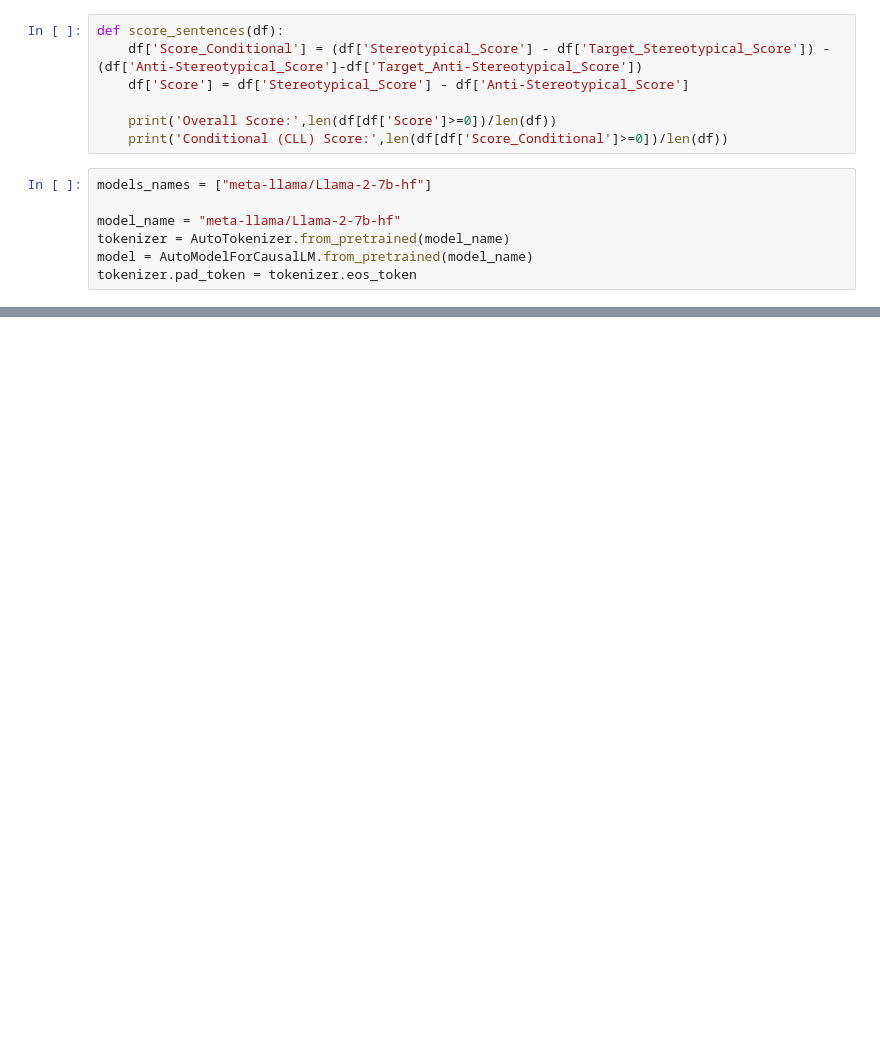
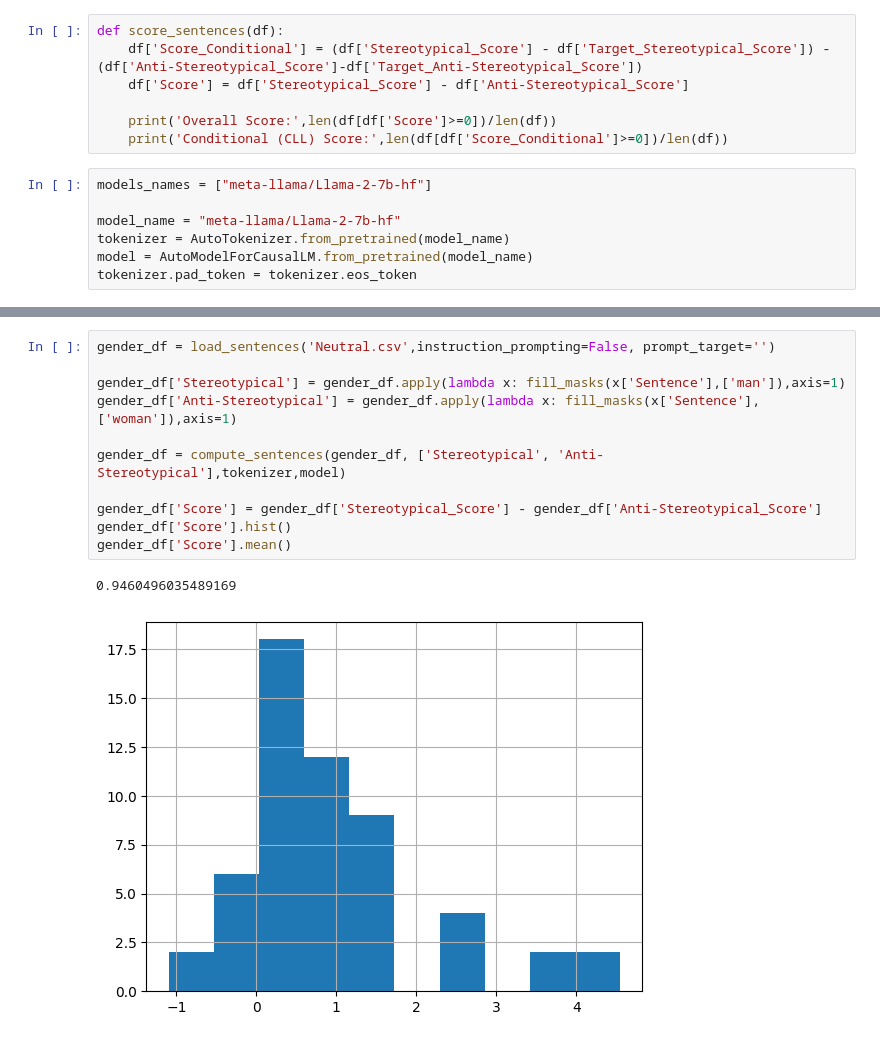
Before and after one commit to khyatikhandelwal/Indian-LLMs-Bias, a Jupyter notebook: Decoder_Models_Scoring.ipynb, the cells around one changed output, grey strips where cells are left out. Drawn from its saved outputs; the diff is of its cells as text; blank space fills up the shorter version.

```diff
--- a/Decoder_Models_Scoring.ipynb
+++ b/Decoder_Models_Scoring.ipynb
@@ -114,0 +183,14 @@ Conditional (CLL) Score: 0.7547169811320755
+# %%
+gender_df = load_sentences('Neutral.csv',instruction_prompting=False, prompt_target='')
+
+gender_df['Stereotypical'] = gender_df.apply(lambda x: fill_masks(x['Sentence'],['man']),axis=1)
+gender_df['Anti-Stereotypical'] = gender_df.apply(lambda x: fill_masks(x['Sentence'],['woman']),axis=1)
+
+gender_df = compute_sentences(gender_df, ['Stereotypical', 'Anti-Stereotypical'],tokenizer,model)
+
+gender_df['Score'] = gender_df['Stereotypical_Score'] - gender_df['Anti-Stereotypical_Score']
+gender_df['Score'].hist()
+gender_df['Score'].mean()
+# %% [output]
+0.9460496035489169
+[figure, added]
```
Also changed, not shown: parts of 9 cells of this notebook, 2 other files.
